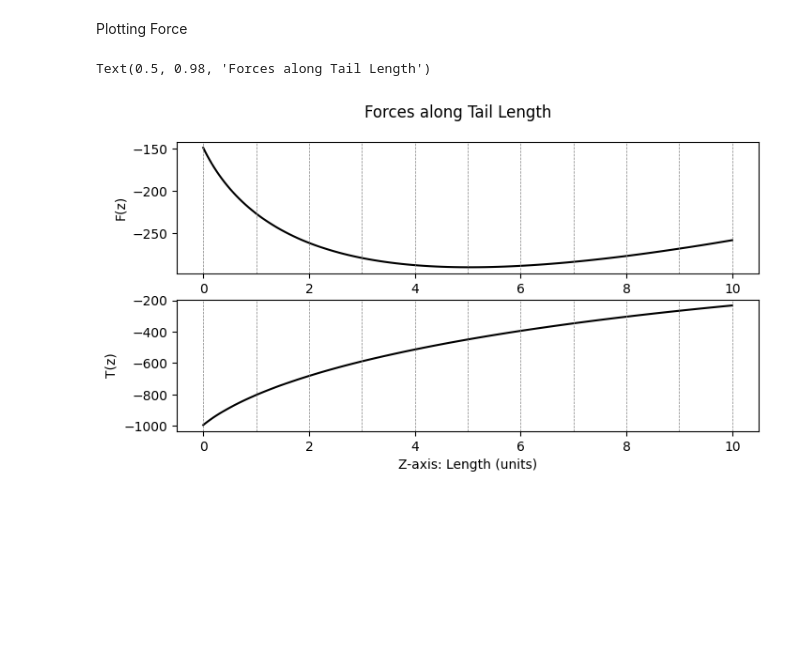
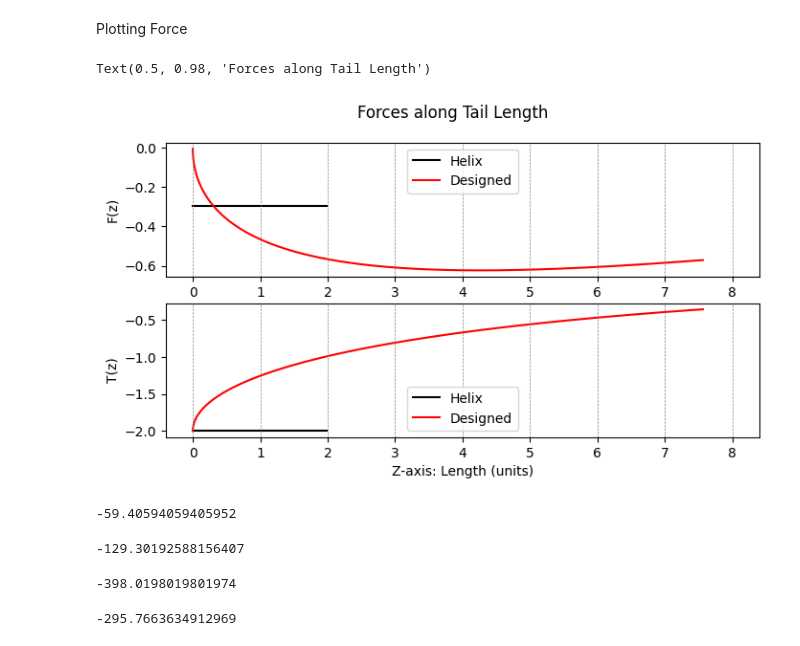
Before and after one commit to Parker-Knopf/MAE269, a Jupyter notebook: plottingTail.ipynb, the cells around one changed output. Drawn from its saved outputs; the diff is of its cells as text; code cells hidden in the pictures; blank space fills up the shorter version.

Commit message:
Remake for comparison Plots

```diff
--- a/plottingTail.ipynb
+++ b/plottingTail.ipynb
@@ -22,6 +22 @@ dl = 1/10 # Start vertical Derivative
 gamma = 4 # Ratio of start and end verical derivaties
-# %%
-s0 = 0
-s1 = spirals*2*np.pi
-step = 100
-s = np.linspace(s0, s1, step)
@@ -86,7 +123,10 @@ ax1.set_axis_off()
 # %%
-def plotFig(ax, x, y, color, yLabel, s0, s1, step) -> None:
-    ax.plot(x, y, color)
+def plotFig(ax, x1, y1, color1, name1, x2, y2, color2, name2, yLabel, s0, s1, step) -> None:
+    ax.plot(x1, y1, color1, label=name1)
+    ax.plot(x2, y2, color2, label=name2)
+    plt.legend()
     ax.set_ylabel(yLabel)
+    ax.legend
     for x in np.arange(s0, s1+step, step):
         plt.axvline(x, color='gray', linestyle='--', linewidth=0.5)
 # %%
@@ -105,30 +145,56 @@ Text(0.5, 0.98, 'Parametric Curves')
 # %% [markdown]
 Force Dyanmics
 # %%
-omega = 1 # Unit Rotational Velocity
+def calF(dz, r, s) -> tuple[list[float]]:
+    omega = 1 # Unit Rotational Velocity
 
-cos = np.cos(np.arctan(dz(s)))
-sin = np.sin(np.arctan(dz(s)))
+    dzs = [dz(x) for x in s]
+
+    cos = np.cos(np.arctan(dzs))
+    sin = np.sin(np.arctan(dzs))
 
 
-vParr = omega * r * cos
-vPerp = omega * r * sin
+    vParr = omega * r * cos
+    vPerp = omega * r * sin
 
-FParr = - 2 * vParr
-FPerp = -1 * vPerp
+    FParr = - 2 * vParr
+    FPerp = -1 * vPerp
 
-Fz = FParr*sin + FPerp*cos
-T = r * (FParr*cos + FPerp*sin)
+    Fz = FParr*sin + FPerp*cos
+    T = r * (FParr*cos + FPerp*sin)
+
+    return Fz, T
+# %%
+F0, T0 = calF(dz0, r0, s0)
+F1, T1 = calF(dz1, r1, s1)
 # %% [markdown]
 Plotting Force
 # %%
 fig3 = plt.figure(figsize=(8,4))
 ax3 = fig3.add_subplot(211)
-plotFig(ax3, z, Fz, "k", "F(z)", 0, l, 1)
+plotFig(ax3, z0[1:-1], F0[1:-1], "k", "Helix", z1[1:-1], F1[1:-1], "r", "Designed", "F(z)", 0, z1[-1], 1)
 ax3 = fig3.add_subplot(212)
-plotFig(ax3, z, T, "k", "T(z)", 0, l, 1)
+plotFig(ax3, z0[1:-1], T0[1:-1], "k", "Helix", z1[1:-1], T1[1:-1], "r", "Designed", "T(z)", 0, z1[-1], 1)
 plt.xlabel("Z-axis: Length (units)")
 plt.suptitle("Forces along Tail Length")
 # %% [output]
 Text(0.5, 0.98, 'Forces along Tail Length')
-[figure, old version]
+[figure, new version]
+# %%
+sumFz0 = sum(F0)
+display(sumFz0)
+
+sumFz1 = sum(F1)
+display(sumFz1)
+# %% [output]
+-59.40594059405952
+-129.30192588156407
+# %%
+sumT0 = sum(T0)
+display(sumT0)
+
+sumT1 = sum(T1)
+display(sumT1)
+# %% [output]
+-398.0198019801974
+-295.7663634912969
```
Also changed, not shown: parts of 9 cells of this notebook, 3 other files.
